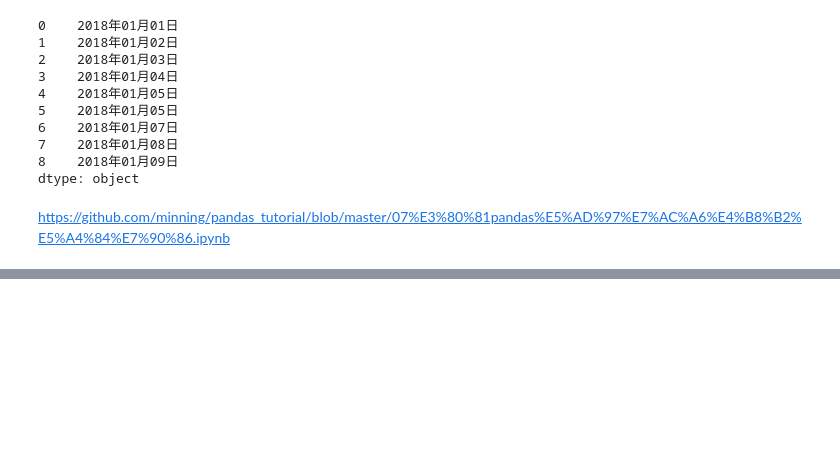
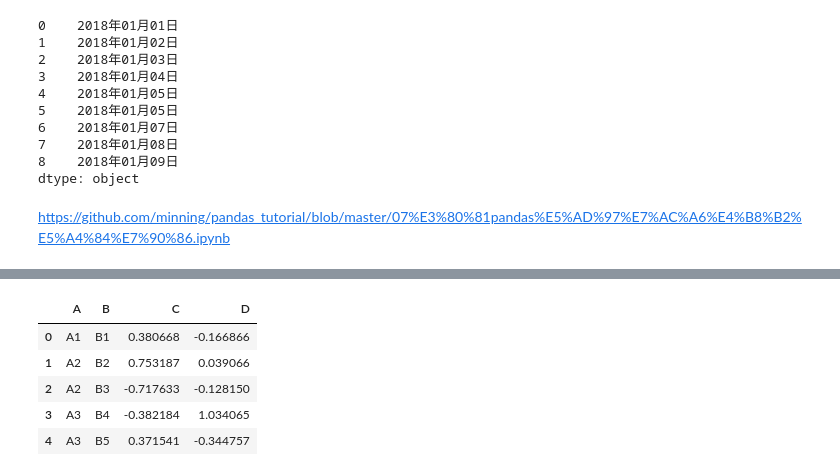
Before and after one commit to minning/pandas_tutorial, a Jupyter notebook: 00、pandas常用函数cheetsheet.ipynb, the cells around one changed output, grey strips where cells are left out. Cells and saved outputs as stored; diff of their text form; code cells hidden in the pictures; blank space fills up the shorter version.

```diff
--- a/00、pandas常用函数cheetsheet.ipynb
+++ b/00、pandas常用函数cheetsheet.ipynb
@@ -576,0 +659,16 @@ https://github.com/minning/pandas_tutorial/blob/master/07%E3%80%81pandas%E5%AD%9
+# %%
+df = pd.DataFrame({
+    'A' : ['A1', 'A2', 'A2', 'A3', 'A3'],
+    'B' : ['B1', 'B2', 'B3', 'B4', 'B5'],
+    'C' : np.random.randn(5),
+    'D' : np.random.randn(5)
+})
+# %%
+df
+# %% [output]
+|  | A | B | C | D |
+| 0 | A1 | B1 | 0.380668 | -0.166866 |
+| 1 | A2 | B2 | 0.753187 | 0.039066 |
+| 2 | A2 | B3 | -0.717633 | -0.128150 |
+| 3 | A3 | B4 | -0.382184 | 1.034065 |
+| 4 | A3 | B5 | 0.371541 | -0.344757 |
```
Also changed, not shown: parts of 54 cells of this notebook.
